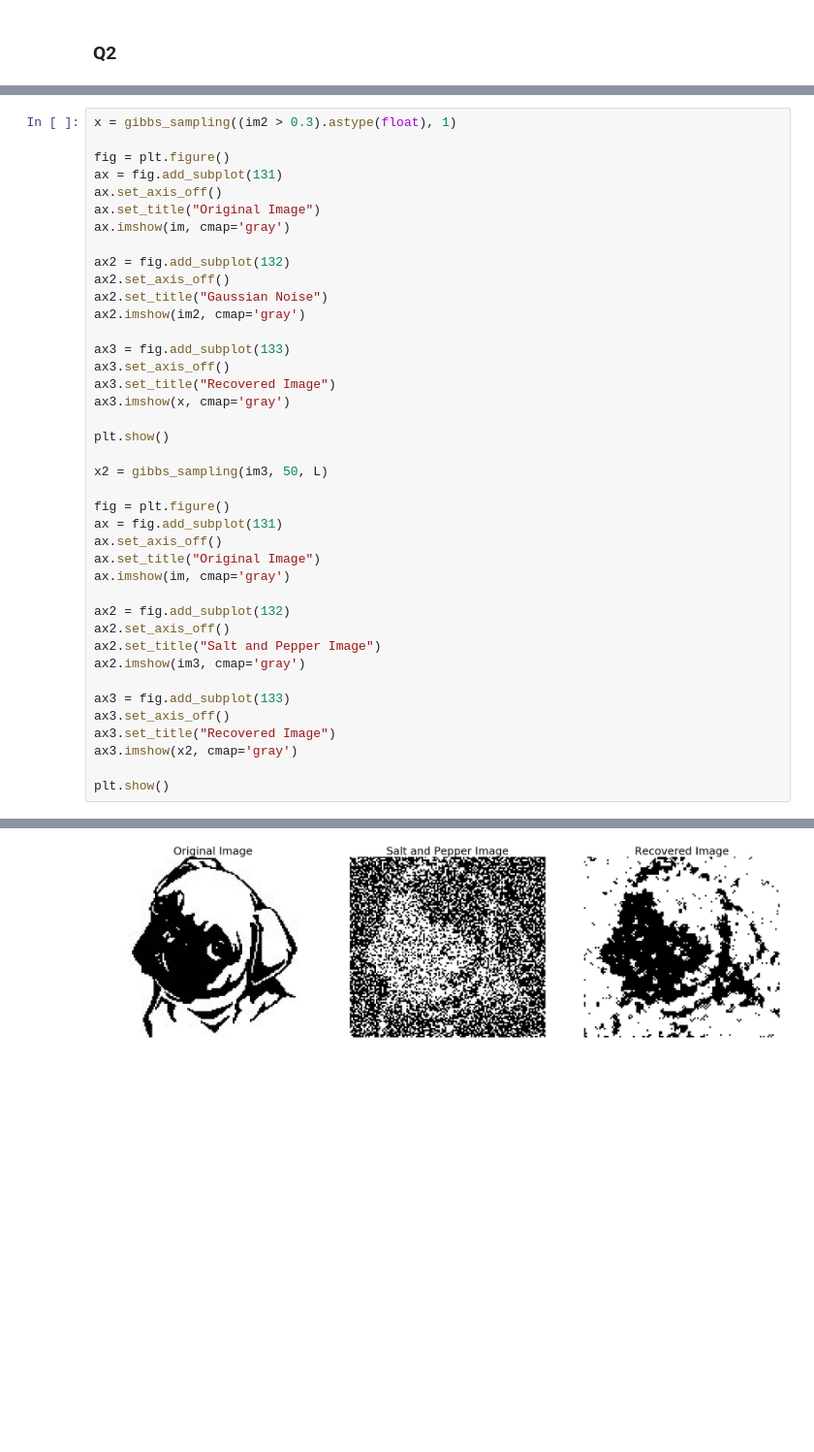
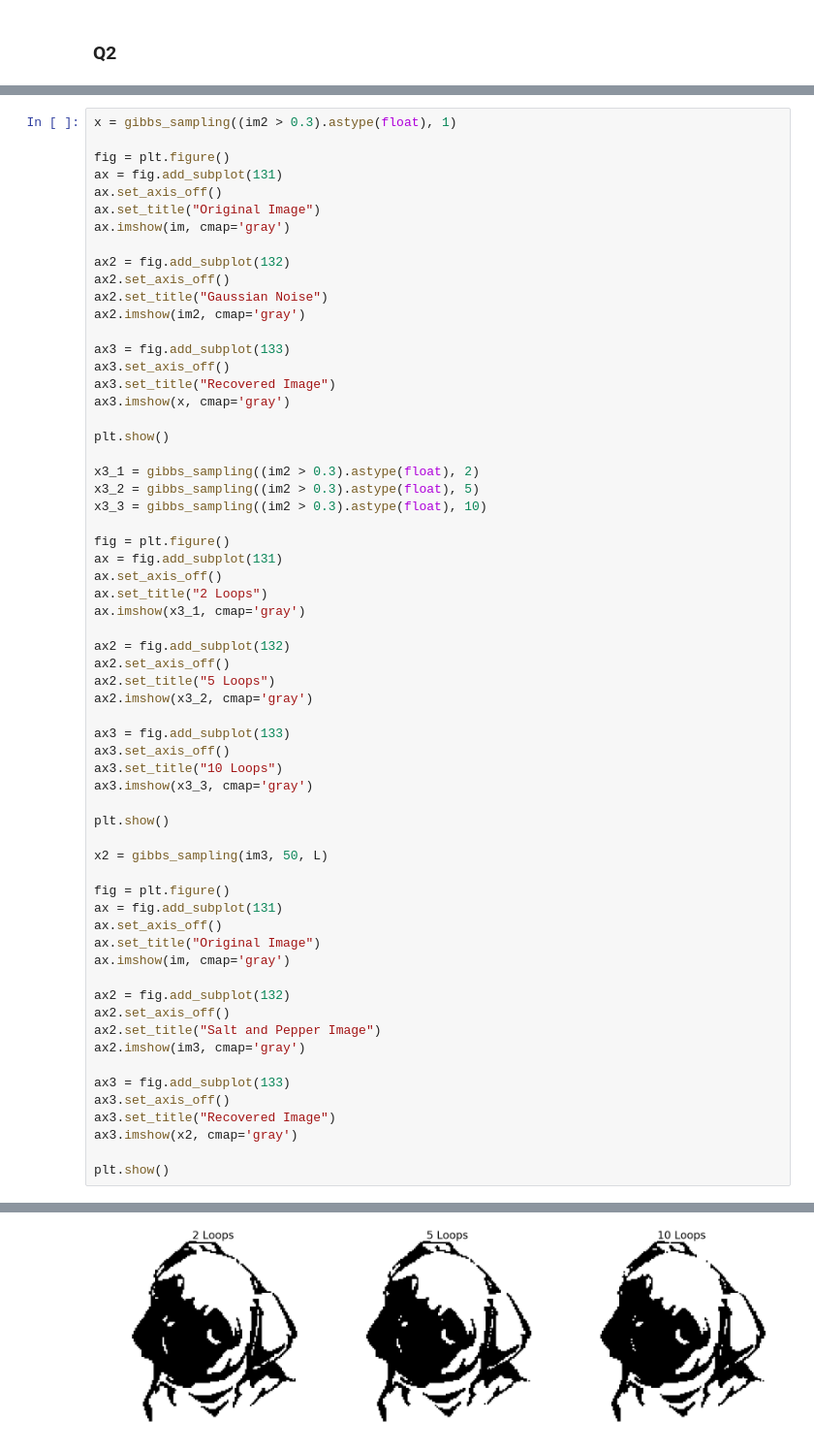
Before and after one commit to Briggybros/Uni-Machine-Learning, a Jupyter notebook: Inference/Inference.ipynb, the cells around one changed output, grey strips where cells are left out. Shown: that part at 97% size. Cells and saved outputs as stored; diff of their text form; blank space fills up the shorter version.

Commit message:
added random gibbs, added some probably wrong wordy answers :+1:

```diff
--- a/Inference/Inference.ipynb
+++ b/Inference/Inference.ipynb
@@ -243,31 +267,53 @@ ax2.set_title("Gaussian Noise")
 ax2.imshow(im2, cmap='gray')
 
 ax3 = fig.add_subplot(133)
 ax3.set_axis_off()
 ax3.set_title("Recovered Image")
 ax3.imshow(x, cmap='gray')
+
+plt.show()
+
+x3_1 = gibbs_sampling((im2 > 0.3).astype(float), 2)
+x3_2 = gibbs_sampling((im2 > 0.3).astype(float), 5)
+x3_3 = gibbs_sampling((im2 > 0.3).astype(float), 10)
+
+fig = plt.figure()
+ax = fig.add_subplot(131)
+ax.set_axis_off()
+ax.set_title("2 Loops")
+ax.imshow(x3_1, cmap='gray')
+
+ax2 = fig.add_subplot(132)
+ax2.set_axis_off()
+ax2.set_title("5 Loops")
+ax2.imshow(x3_2, cmap='gray')
+
+ax3 = fig.add_subplot(133)
+ax3.set_axis_off()
+ax3.set_title("10 Loops")
+ax3.imshow(x3_3, cmap='gray')
 
 plt.show()
 
 x2 = gibbs_sampling(im3, 50, L)
 
 fig = plt.figure()
 ax = fig.add_subplot(131)
 ax.set_axis_off()
 ax.set_title("Original Image")
 ax.imshow(im, cmap='gray')
 
 ax2 = fig.add_subplot(132)
 ax2.set_axis_off()
 ax2.set_title("Salt and Pepper Image")
 ax2.imshow(im3, cmap='gray')
 
 ax3 = fig.add_subplot(133)
 ax3.set_axis_off()
 ax3.set_title("Recovered Image")
 ax3.imshow(x2, cmap='gray')
 
 plt.show()
 # %% [output]
 [figure]
-[figure, old version]
+[figure, new version]
```
Also changed, not shown: parts of 8 cells of this notebook.
